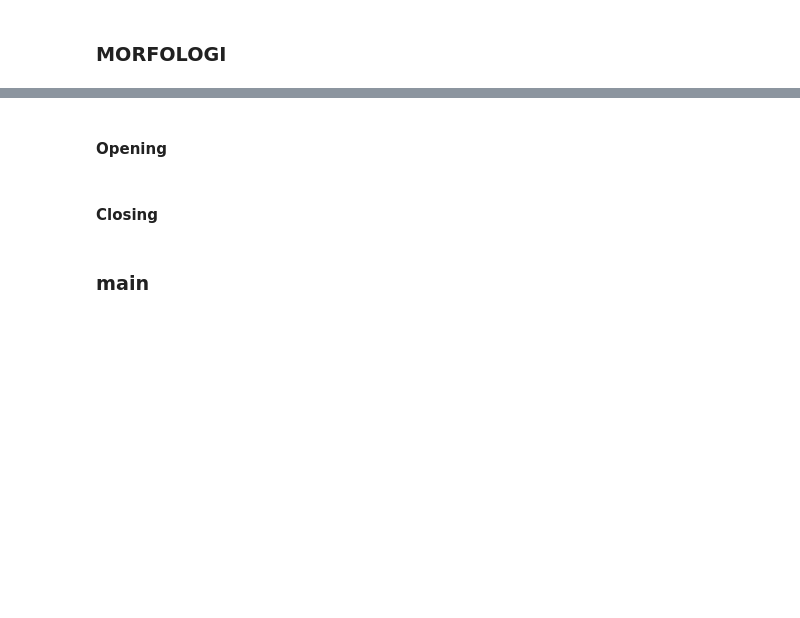
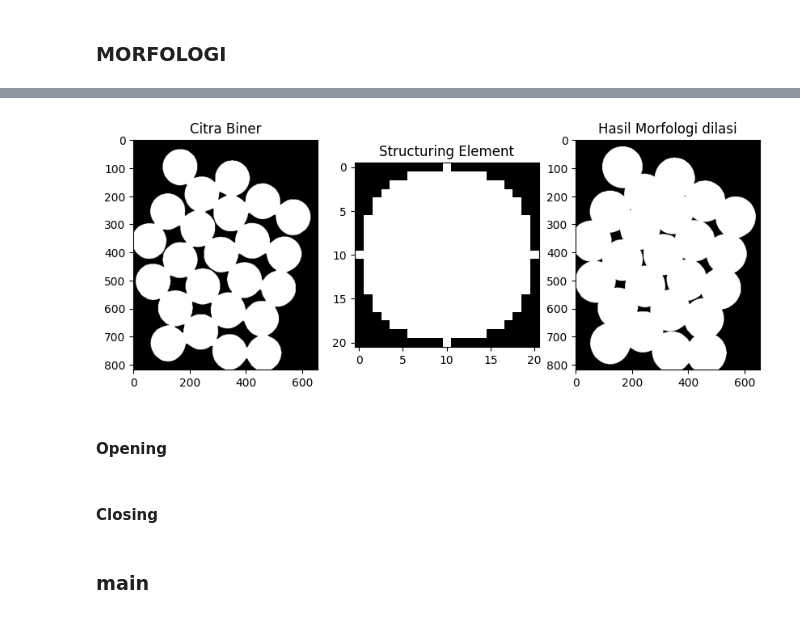
Before and after one commit to sapto-nugroho/PCD, a Jupyter notebook: PCD_Assignment03/PCD_Assignment03.ipynb, the cells around one changed output, grey strips where cells are left out. Cells and saved outputs as stored; diff of their text form; code cells hidden in the pictures; blank space fills up the shorter version.

```diff
--- a/PCD_Assignment03/PCD_Assignment03.ipynb
+++ b/PCD_Assignment03/PCD_Assignment03.ipynb
@@ -500,7 +501,11 @@ hasil, SE = morfologi(img,"circle",17,"erosi")
+# %%
+result, kernel = morfologi(img,"circle",21,"dilasi")
+# %% [output]
+[figure, added]
 # %% [markdown]
-#### **Opening**
+#### Opening
 # %% [markdown]
-#### **Closing**
+#### Closing
 # %% [markdown]
 ### **main**
 # %% [markdown]
```
Also changed, not shown: parts of 17 cells of this notebook.
